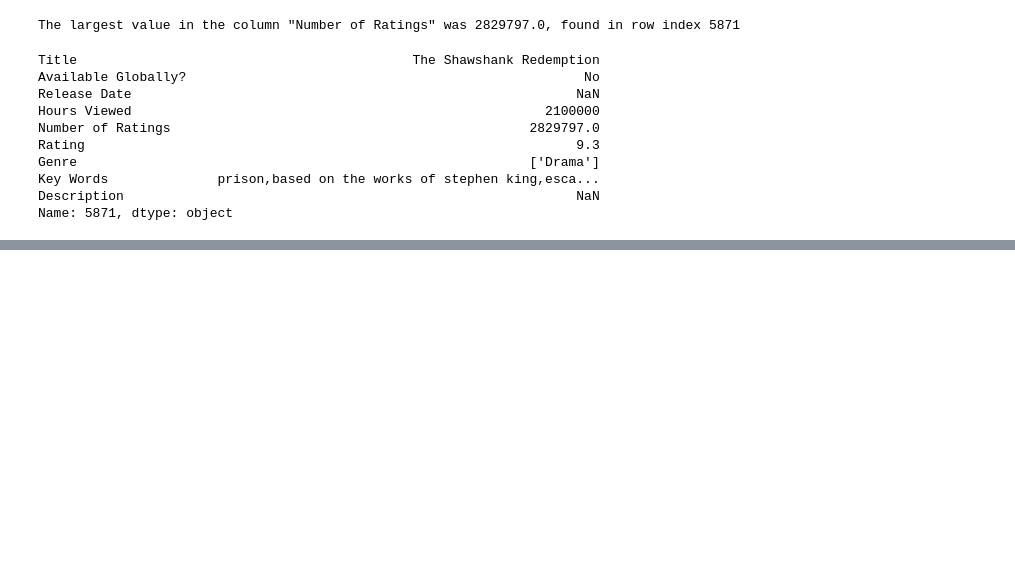
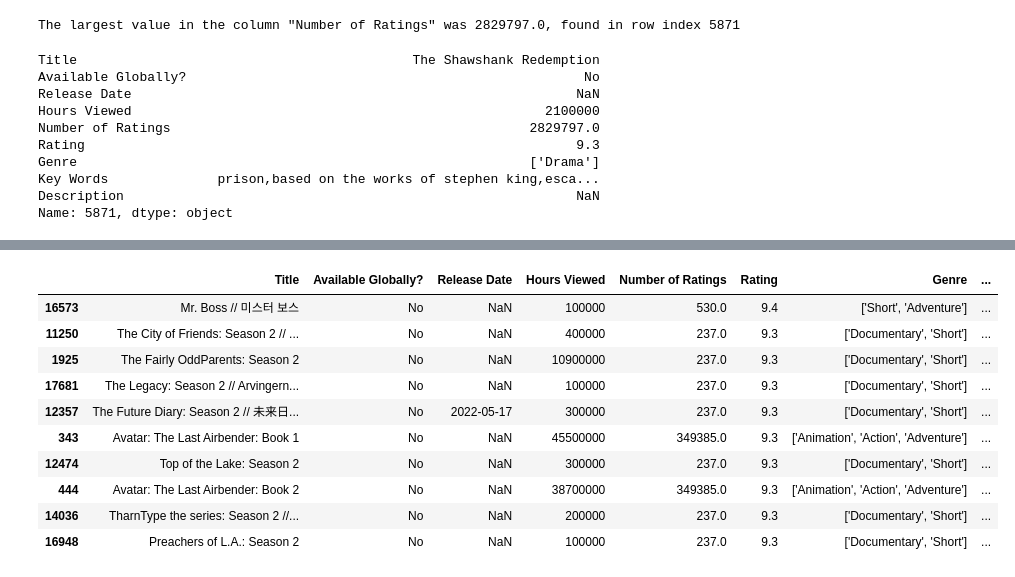
Before and after one commit to Kestrel86/netflixEDA, a Jupyter notebook: netflixEDA.ipynb, the cells around one changed output, grey strips where cells are left out. Saved outputs shown, nothing was run; the diff lists cells and outputs as text; code cells hidden in the pictures; blank space fills up the shorter version.

```diff
--- a/netflixEDA.ipynb
+++ b/netflixEDA.ipynb
@@ -162,0 +185,16 @@ Name: 5871, dtype: object
+# %%
+df_filtered_nonGlobal = df.loc[(df['Available Globally?'] == 'No')].sort_values('Rating',ascending=False)
+# %%
+df_filtered_nonGlobal.loc[(df_filtered_nonGlobal['Number of Ratings'] >= 100)].head(10)
+# %% [output]
+|  | Title | Available Globally? | Release Date | Hours Viewed | Number of Ratings | Rating | Genre | ... |
+| 16573 | Mr. Boss // 미스터 보스 | No | NaN | 100000 | 530.0 | 9.4 | ['Short', 'Adventure'] | ... |
+| 11250 | The City of Friends: Season 2 // ... | No | NaN | 400000 | 237.0 | 9.3 | ['Documentary', 'Short'] | ... |
+| 1925 | The Fairly OddParents: Season 2 | No | NaN | 10900000 | 237.0 | 9.3 | ['Documentary', 'Short'] | ... |
+| 17681 | The Legacy: Season 2 // Arvingern... | No | NaN | 100000 | 237.0 | 9.3 | ['Documentary', 'Short'] | ... |
+| 12357 | The Future Diary: Season 2 // 未来日... | No | 2022-05-17 | 300000 | 237.0 | 9.3 | ['Documentary', 'Short'] | ... |
+| 343 | Avatar: The Last Airbender: Book 1 | No | NaN | 45500000 | 349385.0 | 9.3 | ['Animation', 'Action', 'Adventure'] | ... |
+| 12474 | Top of the Lake: Season 2 | No | NaN | 300000 | 237.0 | 9.3 | ['Documentary', 'Short'] | ... |
+| 444 | Avatar: The Last Airbender: Book 2 | No | NaN | 38700000 | 349385.0 | 9.3 | ['Animation', 'Action', 'Adventure'] | ... |
+| 14036 | TharnType the series: Season 2 //... | No | NaN | 200000 | 237.0 | 9.3 | ['Documentary', 'Short'] | ... |
+| 16948 | Preachers of L.A.: Season 2 | No | NaN | 100000 | 237.0 | 9.3 | ['Documentary', 'Short'] | ... |
```
Also changed, not shown: parts of 14 cells of this notebook.
